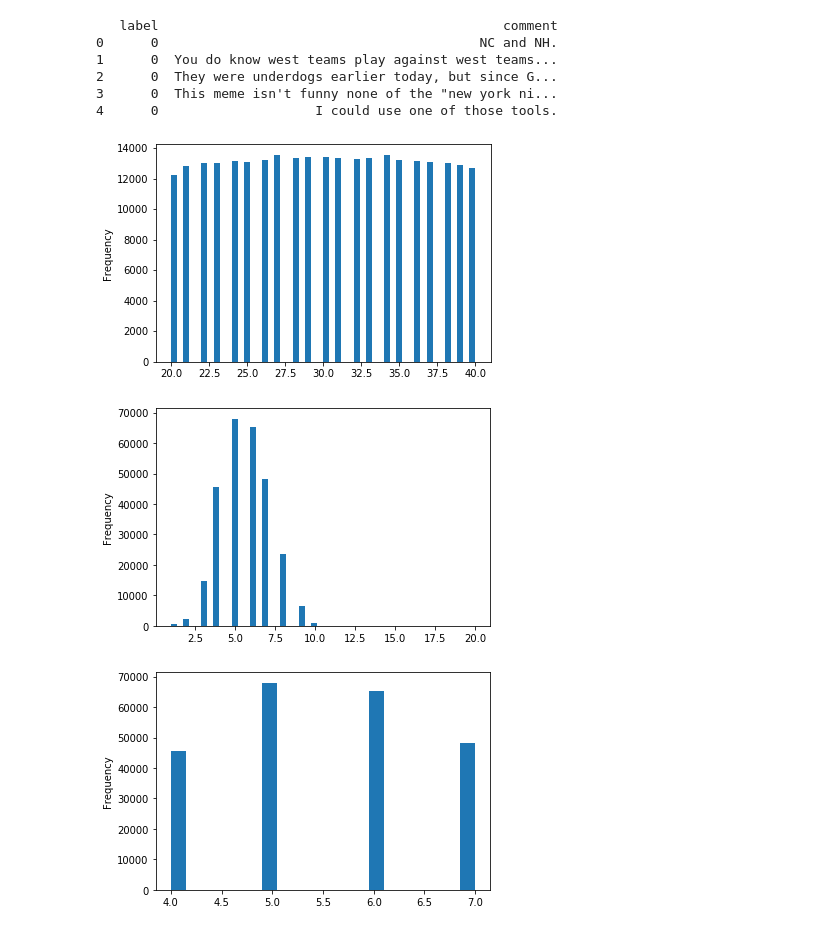
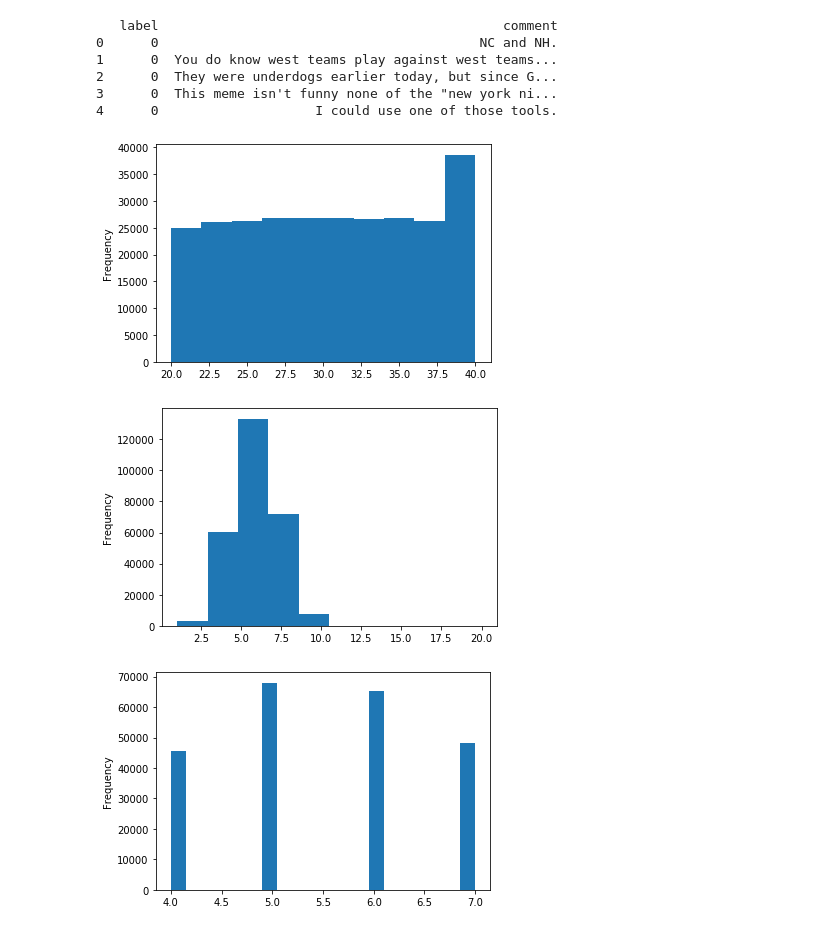
Before and after one commit to succculent/CAIS_Fall2019_FinalProject, a Jupyter notebook: sarcasm.ipynb, the cells around one changed output. Saved outputs shown, nothing was run; the diff lists cells and outputs as text; code cells hidden in the pictures.

```diff
--- a/sarcasm.ipynb
+++ b/sarcasm.ipynb
@@ -38,16 +37,16 @@ ax = train_df['length'].plot.hist(bins=50)
 # %%
 train_df = train_df[train_df['length'] <= 40]
 train_df = train_df[train_df['length'] >= 20]
-ax = train_df['length'].plot.hist(bins=50)
+ax = train_df['length'].plot.hist()
 # %% [output]
-[figure, old version]
+[figure, new version]
 # %%
 train_df['words'] = train_df['comment'].str.split().apply(len)
-ax = train_df['words'].plot.hist(bins=50)
+ax = train_df['words'].plot.hist()
 train_df = train_df[train_df['words'] >= 4]
 train_df = train_df[train_df['words'] <= 7]
 # %% [output]
-[figure, old version]
+[figure, new version]
 # %%
 ax = train_df['words'].plot.hist(bins=20)
 # %% [output]
```
Also changed, not shown: parts of 8 cells of this notebook.
